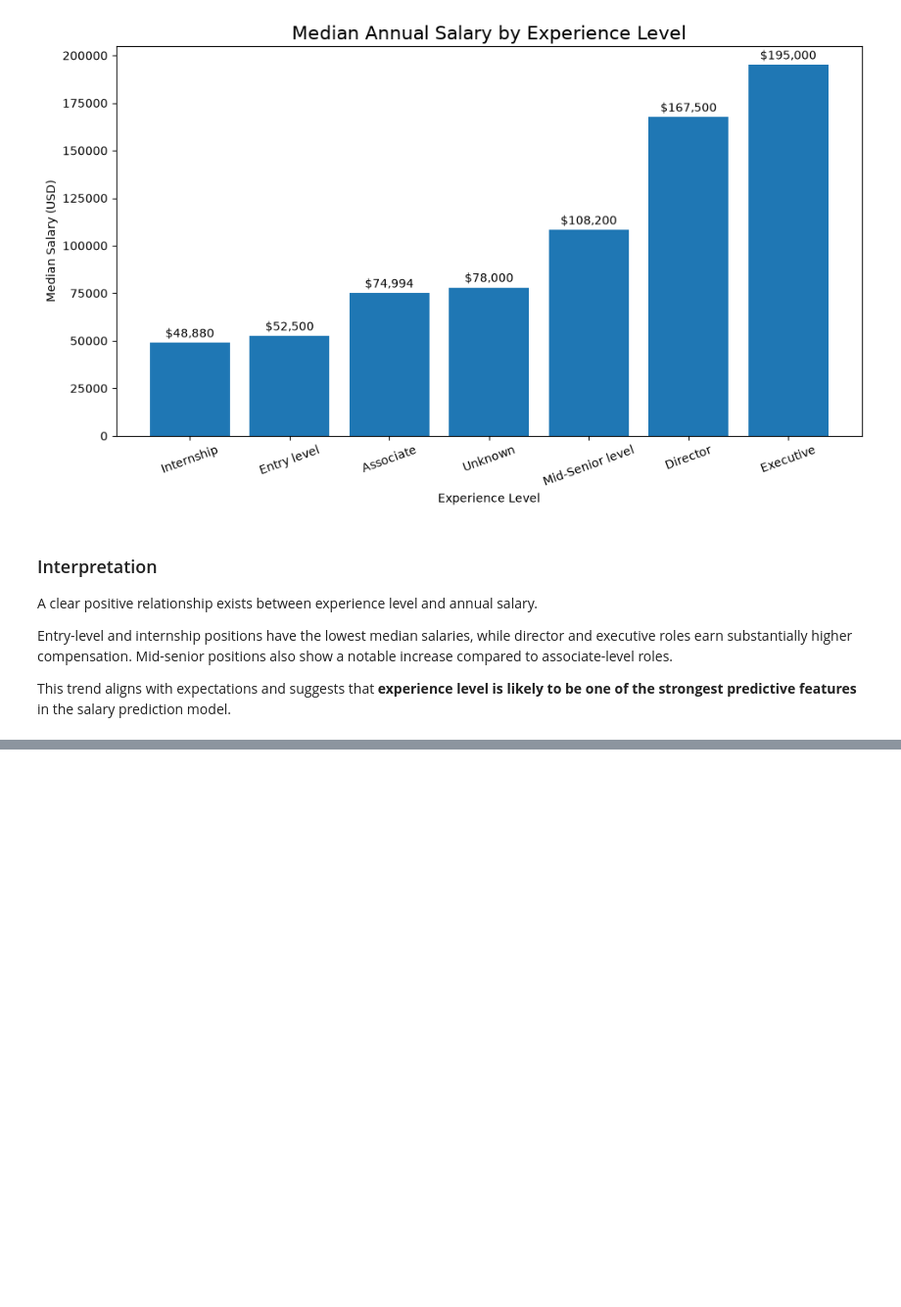
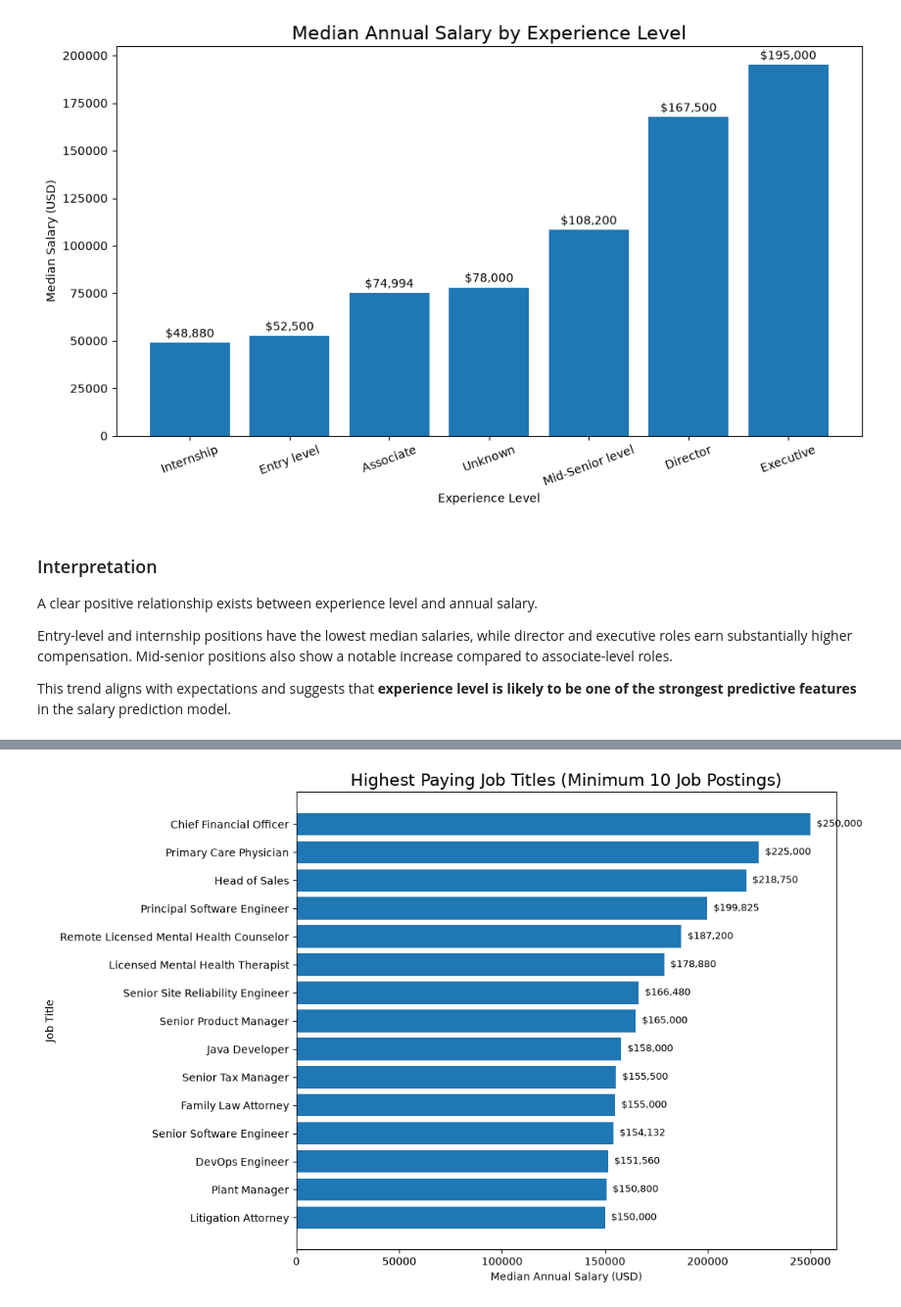
Before and after one commit to lavinma/salary-prediction-ml, a Jupyter notebook: notebooks/02_exploratory_data_analysis.ipynb, the cells around one changed output, grey strips where cells are left out. Shown at 98% size. Cells and saved outputs as stored; diff of their text form; code cells hidden in the pictures; blank space fills up the shorter version.

```diff
--- a/notebooks/02_exploratory_data_analysis.ipynb
+++ b/notebooks/02_exploratory_data_analysis.ipynb
@@ -191,0 +198,16 @@ If experience level shows a strong relationship with compensation, it is likely
+# %%
+title_stats = (
+    df.groupby("title")
+      .agg(
+          median_salary=("normalized_salary", "median"),
+          job_count=("normalized_salary", "count")
+      )
+)
+
+top_titles = (
+    title_stats[title_stats["job_count"] >= 10]
+    .sort_values("median_salary", ascending=False)
+    .head(15)
+)
+
+top_titles
@@ -191,0 +232,28 @@ If experience level shows a strong relationship with compensation, it is likely
+# %%
+plt.figure(figsize=(11, 7))
+
+bars = plt.barh(
+    top_titles.index,
+    top_titles["median_salary"]
+)
+
+plt.title("Highest Paying Job Titles (Minimum 10 Job Postings)", fontsize=16)
+plt.xlabel("Median Annual Salary (USD)")
+plt.ylabel("Job Title")
+
+for bar in bars:
+    width = bar.get_width()
+    plt.text(
+        width + 3000,
+        bar.get_y() + bar.get_height()/2,
+        f"${width:,.0f}",
+        va="center",
+        fontsize=9
+    )
+
+plt.gca().invert_yaxis()
+
+plt.tight_layout()
+plt.show()
+# %% [output]
+[figure, added]
```
Also changed, not shown: parts of 16 cells of this notebook.
